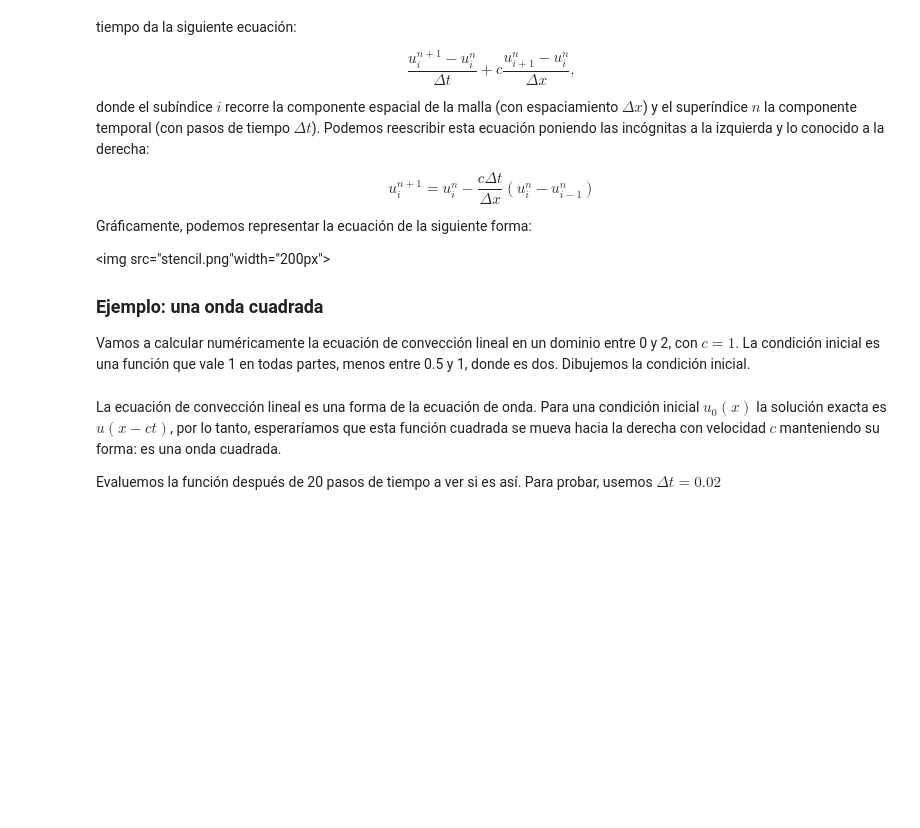
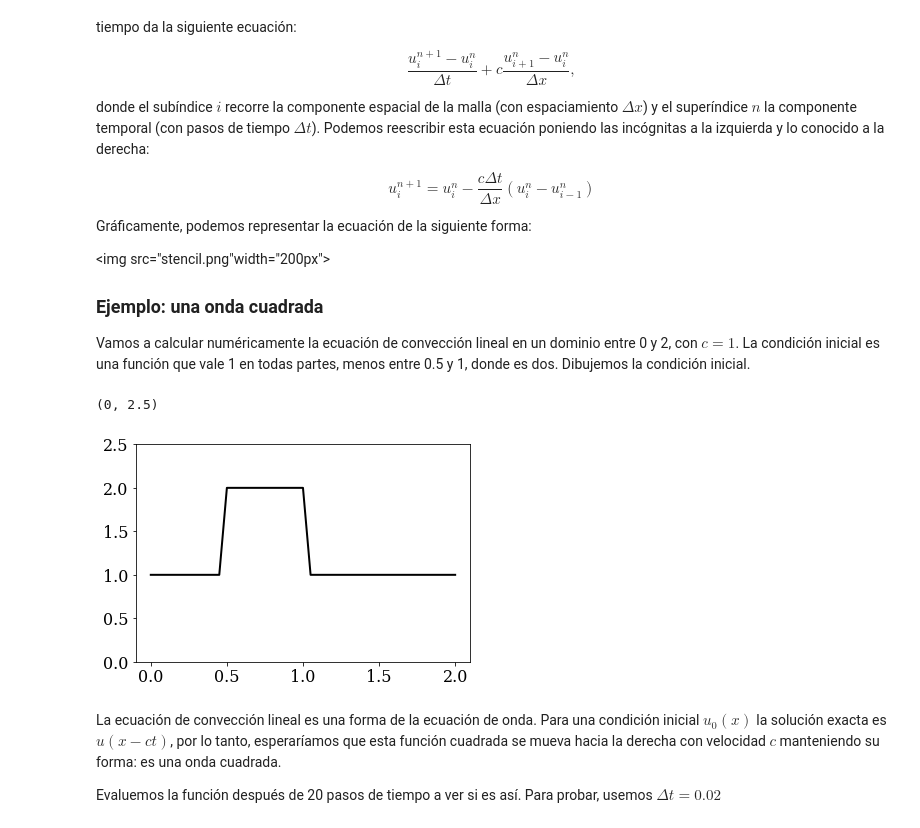
Before and after one commit to gabrielparada/MEC223, a Jupyter notebook: Lab_04/burgers.ipynb, the cells around one changed output. Cells and saved outputs as stored; diff of their text form; code cells hidden in the pictures; blank space fills up the shorter version.

```diff
--- a/Lab_04/burgers.ipynb
+++ b/Lab_04/burgers.ipynb
@@ -45,19 +45,22 @@ Vamos a calcular numéricamente la ecuación de convección lineal en un dominio
 # %%
 import numpy
 import matplotlib.pyplot as plt
 %matplotlib inline
 from matplotlib import rcParams
 rcParams['font.family'] = 'serif'
 rcParams['font.size'] = 16
 
 nx = 41
 dx = 2./(nx-1)
 x  = numpy.linspace(0, 2, nx)
 
 u_inicial = numpy.ones(nx)
-u_inicial[0.5/dx:1/dx+1] = 2.0
+u_inicial[int(0.5/dx):int(1/dx+1)] = 2.0
 plt.plot(x, u_inicial, c='k', lw=2)
 plt.ylim([0,2.5])
+# %% [output]
+(0, 2.5)
+[figure, added]
 # %% [markdown]
 La ecuación de convección lineal es una forma de la ecuación de onda. Para una condición inicial $u_0(x)$ la solución exacta es $u(x-ct)$, por lo tanto, esperaríamos que esta función cuadrada se mueva hacia la derecha con velocidad $c$ manteniendo su forma: es una onda cuadrada.
 
```
Also changed, not shown: parts of 10 cells of this notebook.
